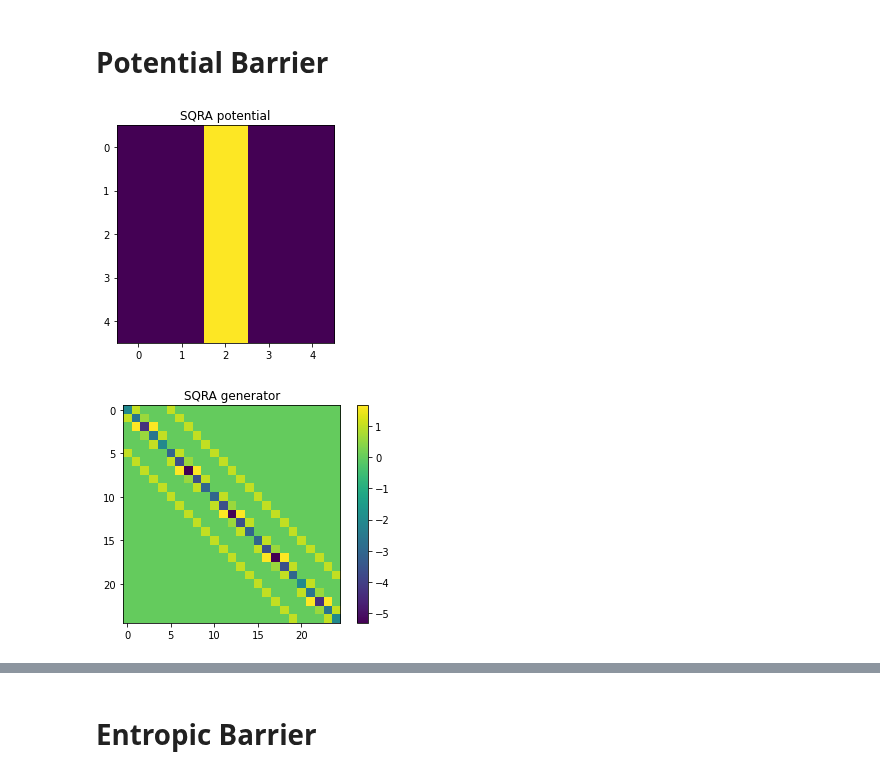
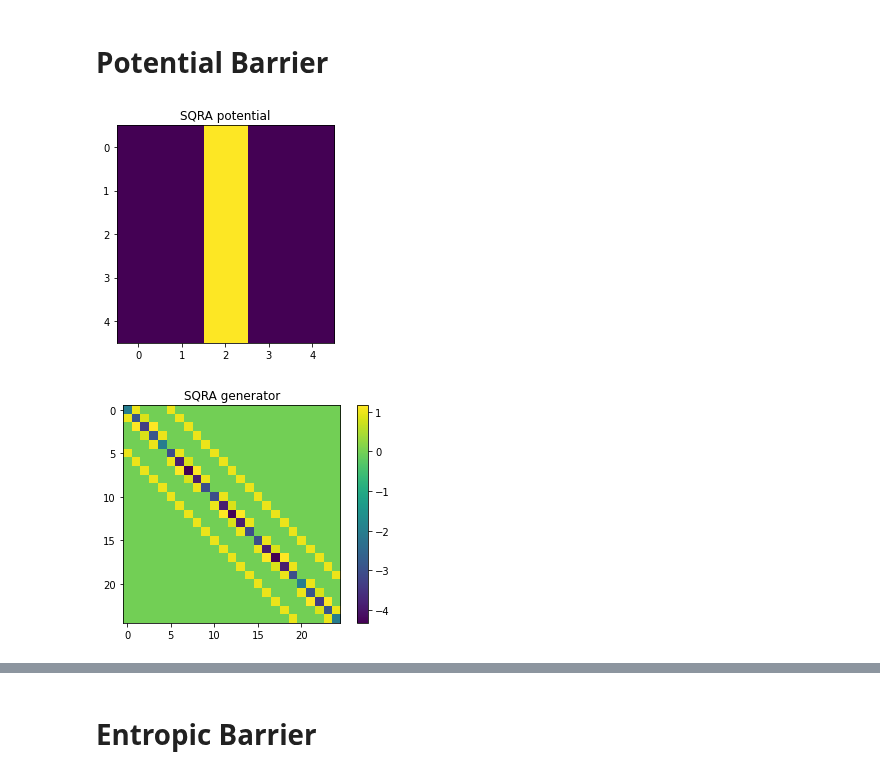
Before and after one commit to axsk/augmented-jump-chain, a Jupyter notebook: study_flat.ipynb, the cells around one changed output, grey strips where cells are left out. Cells and saved outputs as stored; diff of their text form; code cells hidden in the pictures.

```diff
--- a/study_flat.ipynb
+++ b/study_flat.ipynb
@@ -48,10 +59,10 @@ As expected, no perturbation is necessary for optimal coverage
 # Potential Barrier
 # %%
 U_p = U.copy()
-U_p[:,2] = 1
+U_p[:,2] = 0.3
 s_p = sqra.sqra2d(U_p)
 s_p.plot()
 # %% [output]
 [figure]
-[figure, old version]
+[figure, new version]
 # %%
```
Also changed, not shown: parts of 24 cells of this notebook, 3 other files.
